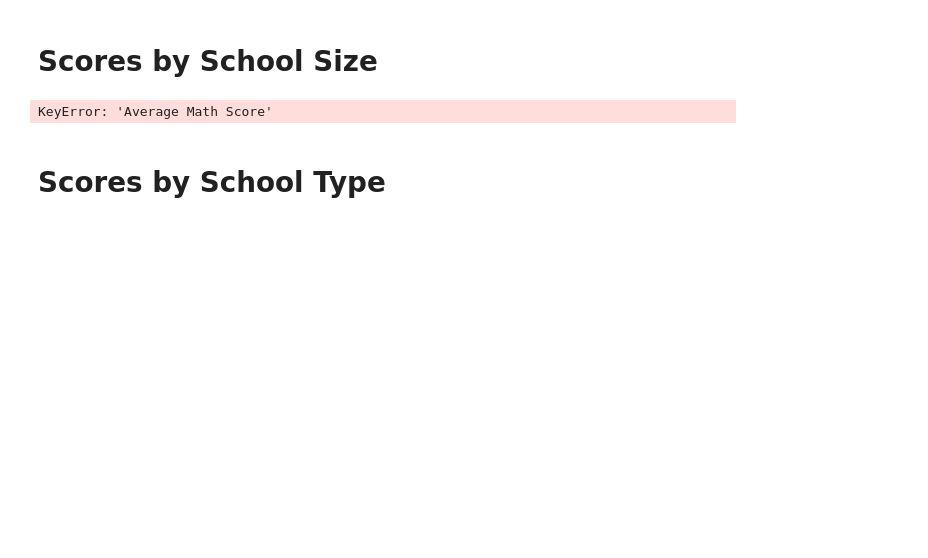
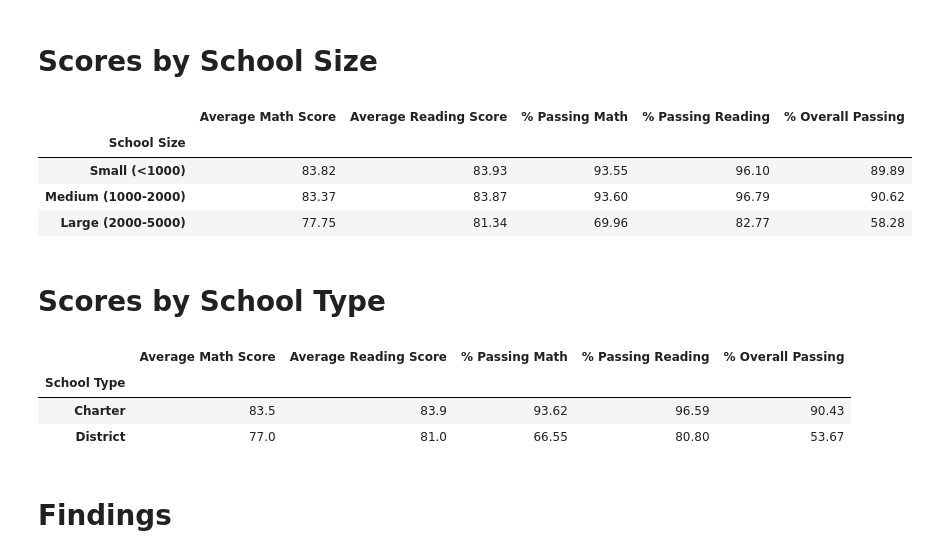
Before and after one commit to payasanicolasa/pandas-challenge, a Jupyter notebook: PyCitySchools/PyCitySchools.ipynb, the cells around one changed output. Cells and saved outputs as stored; diff of their text form; code cells hidden in the pictures; blank space fills up the shorter version.

```diff
--- a/PyCitySchools/PyCitySchools.ipynb
+++ b/PyCitySchools/PyCitySchools.ipynb
@@ -357,7 +363,22 @@ size_bins = [0, 1000, 2000, 5000]
 bin_labels2 = ["Small (<1000)", "Medium (1000-2000)", "Large (2000-5000)"]
 # %%
 # Use `pd.cut` on the "Total Students" column of the `per_school_summary` DataFrame.
-per_school_summary["School Size"] = pd.cut(per_school_summary["Total Students"], size_bins, bin_labels2, include_lowest=True)
+per_school_summary["School Size"] = pd.cut(per_school_summary["Total Students"], size_bins, labels=bin_labels2, include_lowest=True)
+# %%
+#Remove extraneous symbols from columns
+per_school_summary["Total School Budget"] = per_school_summary["Total School Budget"].replace(',','', regex=True)
+per_school_summary["Total School Budget"] = per_school_summary["Total School Budget"].str.removeprefix("$")
+per_school_summary["Per Student Budget"] = per_school_summary["Per Student Budget"].replace(',','', regex=True)
+per_school_summary["Per Student Budget"] = per_school_summary["Per Student Budget"].str.removeprefix("$")
+# %%
+#Convert columns data from objects to float
+per_school_summary = per_school_summary.astype({"Total School Budget": float}, errors='raise')
+per_school_summary = per_school_summary.astype({"Per Student Budget": float}, errors='raise')
+per_school_summary = per_school_summary.astype({"Average Math Score": float}, errors='raise')
+per_school_summary = per_school_summary.astype({"Average Reading Score": float}, errors='raise')
+per_school_summary = per_school_summary.astype({"% Passing Math": float}, errors='raise')
+per_school_summary = per_school_summary.astype({"% Passing Reading": float}, errors='raise')
+per_school_summary = per_school_summary.astype({"% Overall Passing": float}, errors='raise')
 # %%
 # Calculate averages for the desired columns.
 size_math_scores = per_school_summary.groupby(["School Size"]).mean()["Average Math Score"]
@@ -365,19 +386,30 @@ size_reading_scores = per_school_summary.groupby(["School Size"]).mean()["Averag
 size_passing_math = per_school_summary.groupby(["School Size"]).mean()["% Passing Math"]
 size_passing_reading = per_school_summary.groupby(["School Size"]).mean()["% Passing Reading"]
 size_overall_passing = per_school_summary.groupby(["School Size"]).mean()["% Overall Passing"]
-# %% [output]
-KeyError: 'Average Math Score'
 # %%
 # Create a DataFrame called `size_summary` that breaks down school performance based on school size (small, medium, or large).
 # Use the scores above to create a new DataFrame called `size_summary`
 size_summary = pd.DataFrame({"Average Math Score": size_math_scores,
                                 "Average Reading Score": size_reading_scores,
                                 "% Passing Math": size_passing_math,
                                 "% Passing Reading": size_passing_reading,
                                 "% Overall Passing": size_overall_passing})
 
+# Formatting
+size_summary["Average Math Score"] = size_summary["Average Math Score"].map("{:,.2f}".format)
+size_summary["Average Reading Score"] = size_summary["Average Reading Score"].map("{:,.2f}".format)
+size_summary["% Passing Math"] = size_summary["% Passing Math"].map("{:,.2f}".format)
+size_summary["% Passing Reading"] = size_summary["% Passing Reading"].map("{:,.2f}".format)
+size_summary["% Overall Passing"] = size_summary["% Overall Passing"].map("{:,.2f}".format)
+
 # Display results
 size_summary
+# %% [output]
+|  | Average Math Score | Average Reading Score | % Passing Math | % Passing Reading | % Overall Passing |
+| School Size |  |  |  |  |  |
+| Small (<1000) | 83.82 | 83.93 | 93.55 | 96.10 | 89.89 |
+| Medium (1000-2000) | 83.37 | 83.87 | 93.60 | 96.79 | 90.62 |
+| Large (2000-5000) | 77.75 | 81.34 | 69.96 | 82.77 | 58.28 |
 # %% [markdown]
 # Scores by School Type
 # %%
@@ -397,6 +424,24 @@ average_percent_overall_passing_by_type = type_overall_passing["% Overall Passin
 # %%
 # Assemble the new data by type into a DataFrame called `type_summary`
-type_summary = pd.DataFrame({})
+type_summary = pd.DataFrame({"Average Math Score": type_math_scores,
+                             "Average Reading Score": type_reading_scores,
+                             "% Passing Math": type_passing_math,
+                             "% Passing Reading": type_passing_reading,
+                             "% Overall Passing": type_overall_passing})
+
+# Formatting
+type_summary["Average Math Score"] = type_summary["Average Math Score"].map("{:.1f}".format)
+type_summary["Average Reading Score"] = type_summary["Average Reading Score"].map("{:.1f}".format)
+type_summary["% Passing Math"] = type_summary["% Passing Math"].map("{:.2f}".format)
+type_summary["% Passing Reading"] = type_summary["% Passing Reading"].map("{:.2f}".format)
+type_summary["% Overall Passing"] = type_summary["% Overall Passing"].map("{:.2f}".format)
 
 # Display results
 type_summary
+# %% [output]
+|  | Average Math Score | Average Reading Score | % Passing Math | % Passing Reading | % Overall Passing |
+| School Type |  |  |  |  |  |
+| Charter | 83.5 | 83.9 | 93.62 | 96.59 | 90.43 |
+| District | 77.0 | 81.0 | 66.55 | 80.80 | 53.67 |
+# %% [markdown]
+# Findings
```
Also changed, not shown: parts of 8 cells of this notebook, 1 other file.
